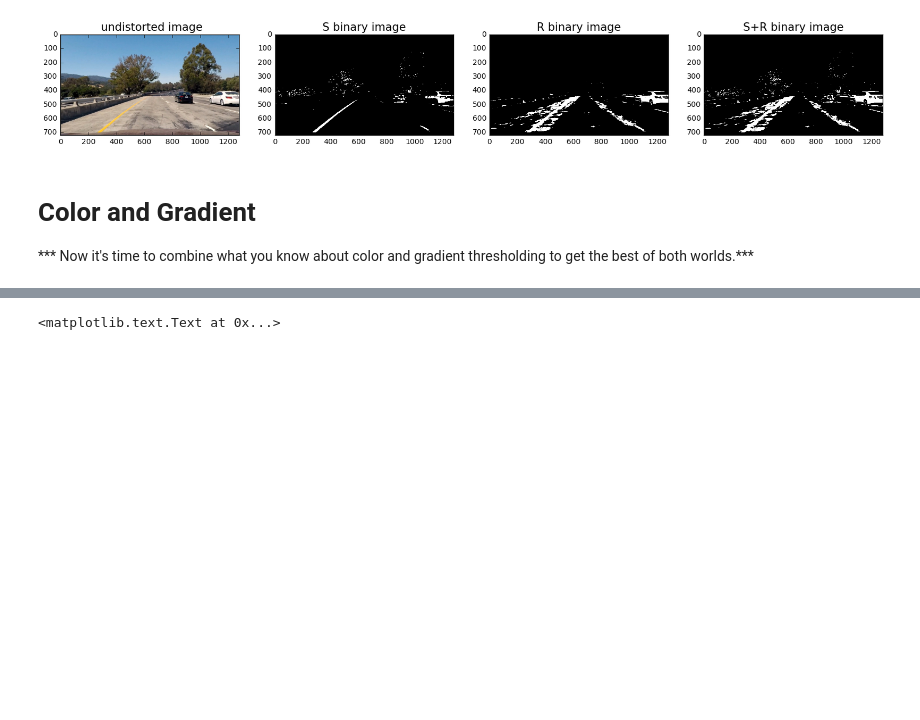
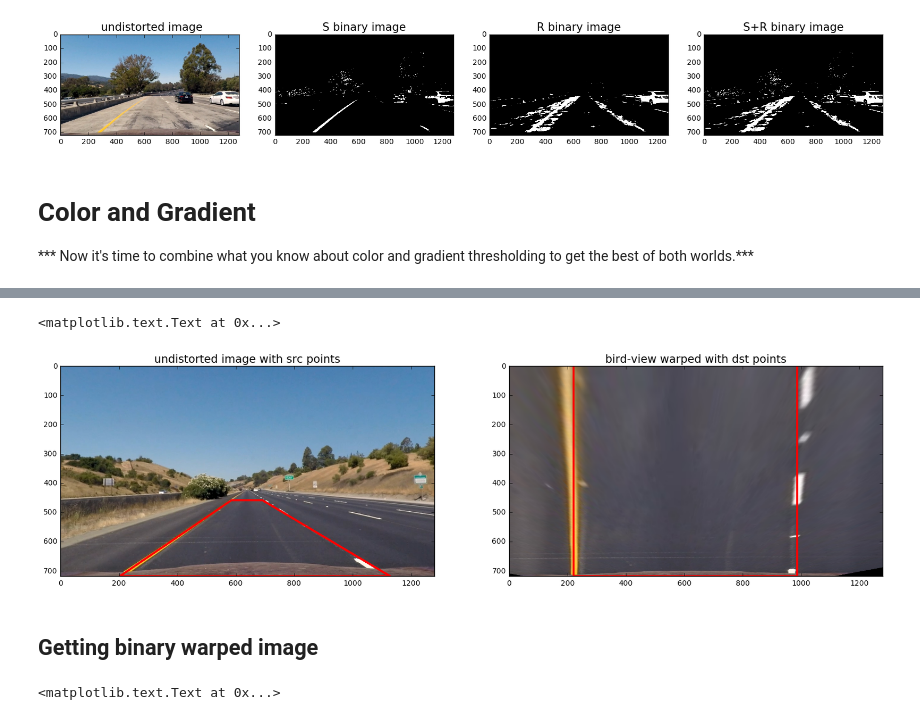
Before and after one commit to ganeshsetty/CarND-Advanced-Lane-Lines, a Jupyter notebook: lane_lines_framewise_analysis.ipynb, the cells around one changed output, grey strips where cells are left out. Saved outputs shown, nothing was run; the diff lists cells and outputs as text; code cells hidden in the pictures; blank space fills up the shorter version.

```diff
--- a/lane_lines_framewise_analysis.ipynb
+++ b/lane_lines_framewise_analysis.ipynb
@@ -212,4 +215,34 @@ def perspective_transform():
     Minv = cv2.getPerspectiveTransform(dst, src)
 
     return M,Minv
+# %%
+###  Perspective transform on test image and visualisation
+M,Minv = perspective_transform()
+image = mpimage.imread('test_images/straight_lines1.jpg')
+image = distort_correct(image,mtx,dist,camera_img_size)
+img_size = (image.shape[1],image.shape[0])
+
+# Apply perspective transform
+warped =  cv2.warpPerspective(image, M, img_size, flags=cv2.INTER_LINEAR)
+
+# Draw polygon with src points on undistorted image
+pts = np.array([[585,460],[690,460],[1127,720],[203,720]], np.int32)
+pts = pts.reshape((-1,1,2))
+cv2.polylines(image,[pts],True,(255,0,0),5)
+
+# Draw polygon with dst points on undistorted image
+pts = np.array([[220,0],[985,0],[985,720],[220,720]], np.int32)
+pts = pts.reshape((-1,1,2))
+cv2.polylines(warped,[pts],True,(255,0,0),5)
+
+f, (ax1, ax2) = plt.subplots(1,2, figsize=(20,10))
+ax1.imshow(image)
+ax1.set_title('undistorted image with src points', fontsize=15)
+ax2.imshow(warped)
+ax2.set_title('bird-view warped with dst points', fontsize=15)
+# %% [output]
+<matplotlib.text.Text at 0x...>
+[figure, added]
+# %% [markdown]
+## Getting binary warped image
 # %%
```
Also changed, not shown: parts of 17 cells of this notebook.
